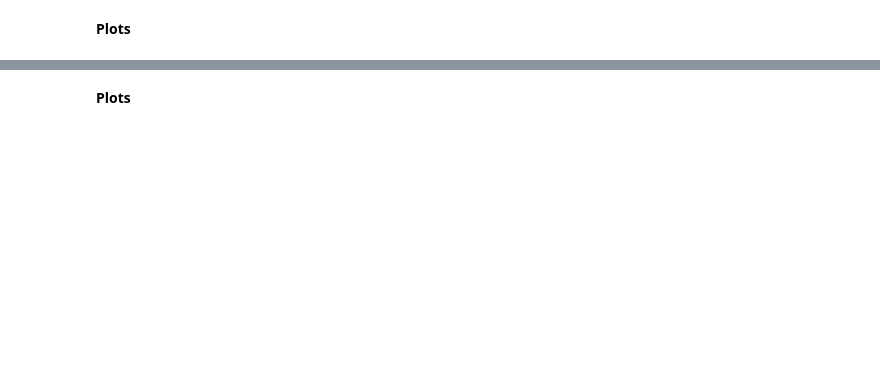
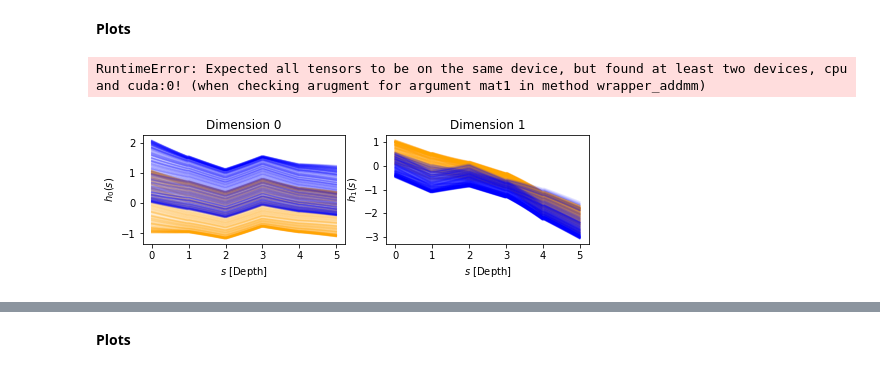
Before and after one commit to DiffEqML/torchdyn, a Jupyter notebook: tutorials/01a_neural_ode_cookbook.ipynb, the cells around one changed output, grey strips where cells are left out. Cells and saved outputs as stored; diff of their text form; code cells hidden in the pictures; blank space fills up the shorter version.

```diff
--- a/tutorials/01a_neural_ode_cookbook.ipynb
+++ b/tutorials/01a_neural_ode_cookbook.ipynb
@@ -392,6 +396,21 @@ for i in range(num_pieces):
     nde.append(NeuralODE(nn.Sequential(DataControl(),
                                       nn.Linear(4, 4),
                                       nn.Tanh(),
-                                      nn.Linear(4, 2)), solver='dopri5', s_span=torch.linspace(0, 1, 2))) # here we chose Δ𝑠_𝑖 = 1 ∀𝑖. (s_span)
-model = nn.Sequential(*nde).to(device)
+                                      nn.Linear(4, 2)), solver='rk4')) # here we chose Δ𝑠_𝑖 = 1 ∀𝑖. (s_span)
+pc_node = nn.Sequential(*nde).to(device)
+
+t_span = torch.linspace(0, 1, 2)
+
+# we need a little wrapper to handle the `t_eval` outputs
+class PC_NeuralODE(nn.Module):
+    def __init__(self):
+        super().__init__()
+        self.pc_node = pc_node
+    def forward(self, x, t_span):
+        for node in self.pc_node:
+            t_eval, traj = node(x, t_span)
+            x = traj[-1]
+        return t_eval, traj
+
+model = PC_NeuralODE()
 # %%
@@ -402,17 +433,20 @@ trainer.fit(learn)
 **Plots**
 # %%
 # Evaluate the data trajectories
-s_span = torch.linspace(0,1,20)
-trajectory = [model[0].trajectory(X_train, s_span)]
+t_span = torch.linspace(0,1,20)
+trajectory = [pc_node[0].trajectory(X_train, t_span)[1]] # the [1] is to select between `t_eval` and `sol`, don't forget!
 for i in range(1, num_pieces):
-    trajectory.append(
-        model[i].trajectory(trajectory[i-1][-1,:,:], s_span))
+    trajectory.append(pc_node[i].trajectory(trajectory[-1][-1], t_span)[1])
 
 trajectory = torch.cat(trajectory, 0).detach().cpu()
-tot_s_span = torch.linspace(0, 5, 100)
+tot_t_span = torch.linspace(0, 5, 100)
+# %% [output]
+RuntimeError: Expected all tensors to be on the same device, but found at least two devices, cpu and cuda:0! (when checking arugment for argument mat1 in method wrapper_addmm)
 # %%
 # Trajectories in the depth domain
-plot_2D_depth_trajectory(tot_s_span, trajectory, yn, len(X))
+plot_2D_depth_trajectory(tot_t_span, trajectory, yn, len(X))
+# %% [output]
+[figure, added]
 # %%
 # Trajectories in the state-space
 plot_2D_state_space(trajectory, yn, len(X))
```
Also changed, not shown: parts of 14 cells of this notebook, 4 other files.
